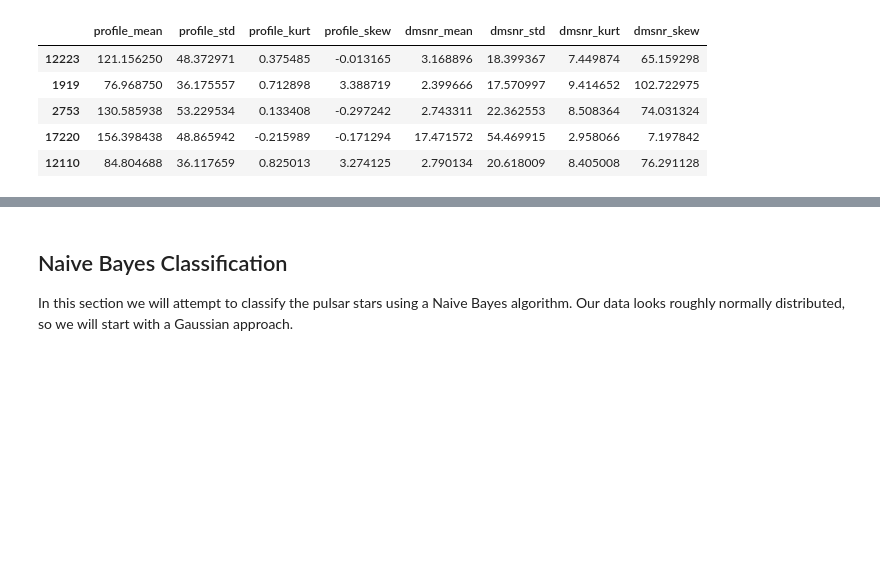
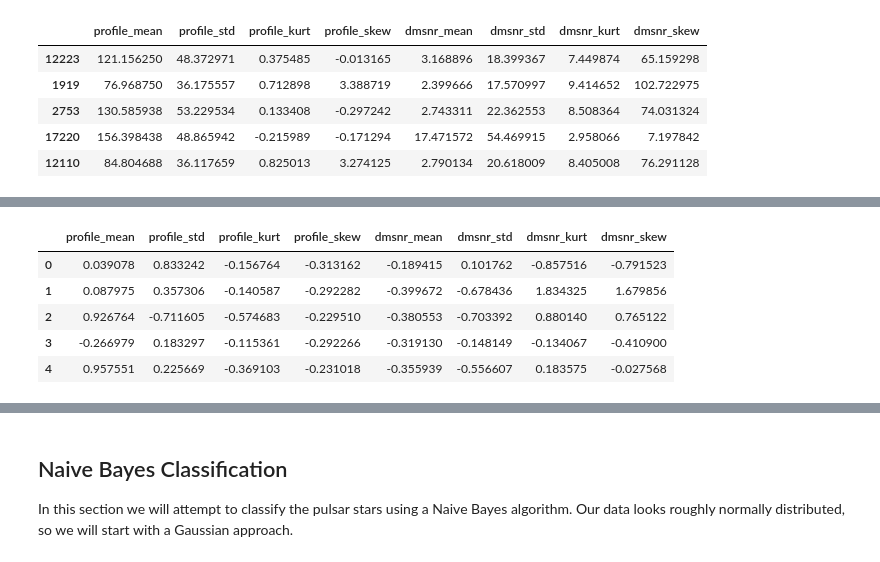
Before and after one commit to bbjornstad/predicting-pulsars, a Jupyter notebook: index.ipynb, the cells around one changed output, grey strips where cells are left out. Cells and saved outputs as stored; diff of their text form; code cells hidden in the pictures; blank space fills up the shorter version.

```diff
--- a/index.ipynb
+++ b/index.ipynb
@@ -85,0 +113,2 @@ x_train.head()
+# %%
+scaler = StandardScaler()
@@ -85,0 +119,13 @@ x_train.head()
+# %%
+x_train_norm = pd.DataFrame(scaler.transform(x_train), columns=x_train.columns)
+x_test_norm = pd.DataFrame(scaler.transform(x_test), columns=x_test.columns)
+x_val_norm = pd.DataFrame(scaler.transform(x_val), columns=x_val.columns)
+# %%
+x_train_norm.head()
+# %% [output]
+|  | profile_mean | profile_std | profile_kurt | profile_skew | dmsnr_mean | dmsnr_std | dmsnr_kurt | dmsnr_skew |
+| 0 | 0.039078 | 0.833242 | -0.156764 | -0.313162 | -0.189415 | 0.101762 | -0.857516 | -0.791523 |
+| 1 | 0.087975 | 0.357306 | -0.140587 | -0.292282 | -0.399672 | -0.678436 | 1.834325 | 1.679856 |
+| 2 | 0.926764 | -0.711605 | -0.574683 | -0.229510 | -0.380553 | -0.703392 | 0.880140 | 0.765122 |
+| 3 | -0.266979 | 0.183297 | -0.115361 | -0.292266 | -0.319130 | -0.148149 | -0.134067 | -0.410900 |
+| 4 | 0.957551 | 0.225669 | -0.369103 | -0.231018 | -0.355939 | -0.556607 | 0.183575 | -0.027568 |
```
Also changed, not shown: parts of 34 cells of this notebook.
